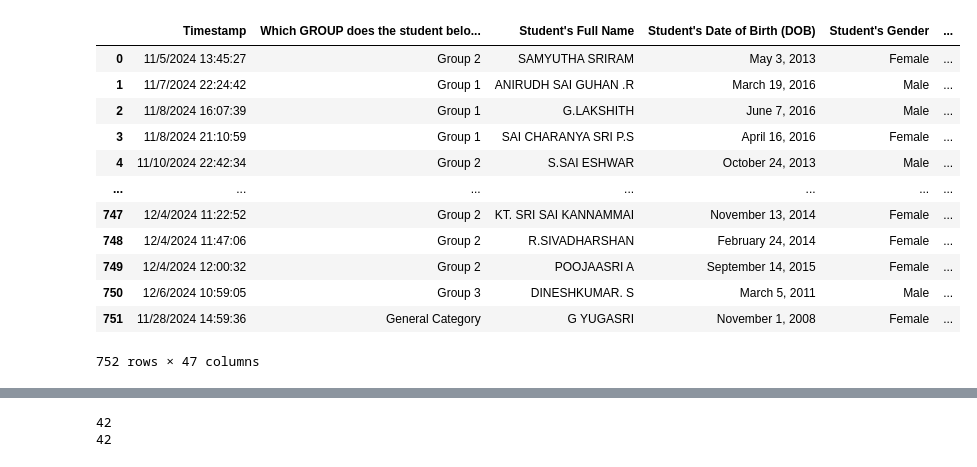
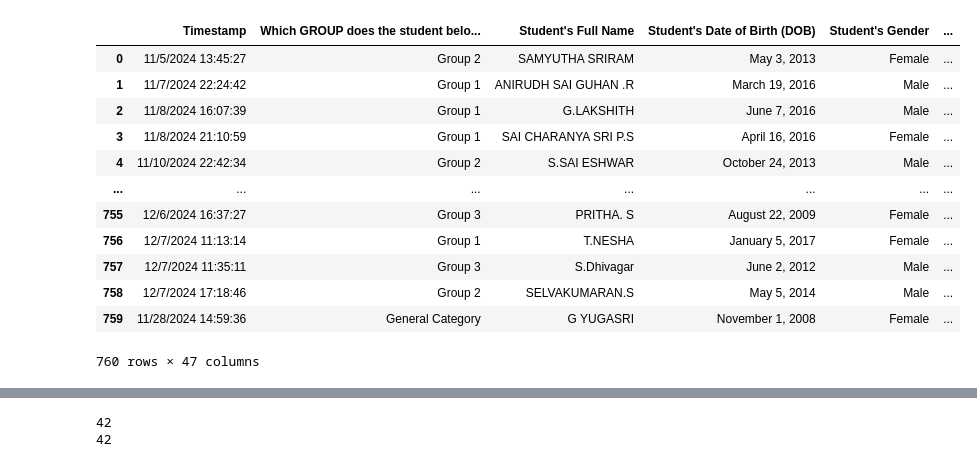
Before and after one commit to tanmay-563/slts-2024, a Jupyter notebook: organize_participant_data.ipynb, the cells around one changed output, grey strips where cells are left out. Cells and saved outputs as stored; diff of their text form; code cells hidden in the pictures.

```diff
--- a/organize_participant_data.ipynb
+++ b/organize_participant_data.ipynb
@@ -7,22 +7,22 @@ import math
 
 warnings.filterwarnings("ignore")
 # %%
-df = pd.read_csv("data_fire_11.csv")
+df = pd.read_csv("data_fire_12.csv")
 df
 # %% [output]
 |  | Timestamp | Which GROUP does the student belo... | Student's Full Name | Student's Date of Birth (DOB) | Student's Gender | ... |
 | 0 | 11/5/2024 13:45:27 | Group 2 | SAMYUTHA SRIRAM | May 3, 2013 | Female | ... |
 | 1 | 11/7/2024 22:24:42 | Group 1 | ANIRUDH SAI GUHAN .R | March 19, 2016 | Male | ... |
 | 2 | 11/8/2024 16:07:39 | Group 1 | G.LAKSHITH | June 7, 2016 | Male | ... |
 | 3 | 11/8/2024 21:10:59 | Group 1 | SAI CHARANYA SRI P.S | April 16, 2016 | Female | ... |
 | 4 | 11/10/2024 22:42:34 | Group 2 | S.SAI ESHWAR | October 24, 2013 | Male | ... |
 | ... | ... | ... | ... | ... | ... | ... |
-| 747 | 12/4/2024 11:22:52 | Group 2 | KT. SRI SAI KANNAMMAI | November 13, 2014 | Female | ... |
-| 748 | 12/4/2024 11:47:06 | Group 2 | R.SIVADHARSHAN | February 24, 2014 | Female | ... |
-| 749 | 12/4/2024 12:00:32 | Group 2 | POOJAASRI A | September 14, 2015 | Female | ... |
-| 750 | 12/6/2024 10:59:05 | Group 3 | DINESHKUMAR. S | March 5, 2011 | Male | ... |
-| 751 | 11/28/2024 14:59:36 | General Category | G YUGASRI | November 1, 2008 | Female | ... |
+| 755 | 12/6/2024 16:37:27 | Group 3 | PRITHA. S | August 22, 2009 | Female | ... |
+| 756 | 12/7/2024 11:13:14 | Group 1 | T.NESHA | January 5, 2017 | Female | ... |
+| 757 | 12/7/2024 11:35:11 | Group 3 | S.Dhivagar | June 2, 2012 | Male | ... |
+| 758 | 12/7/2024 17:18:46 | Group 2 | SELVAKUMARAN.S | May 5, 2014 | Male | ... |
+| 759 | 11/28/2024 14:59:36 | General Category | G YUGASRI | November 1, 2008 | Female | ... |
-752 rows × 47 columns
+760 rows × 47 columns
 # %%
 # District
 
```
Also changed, not shown: parts of 9 cells of this notebook, 1 other file.
